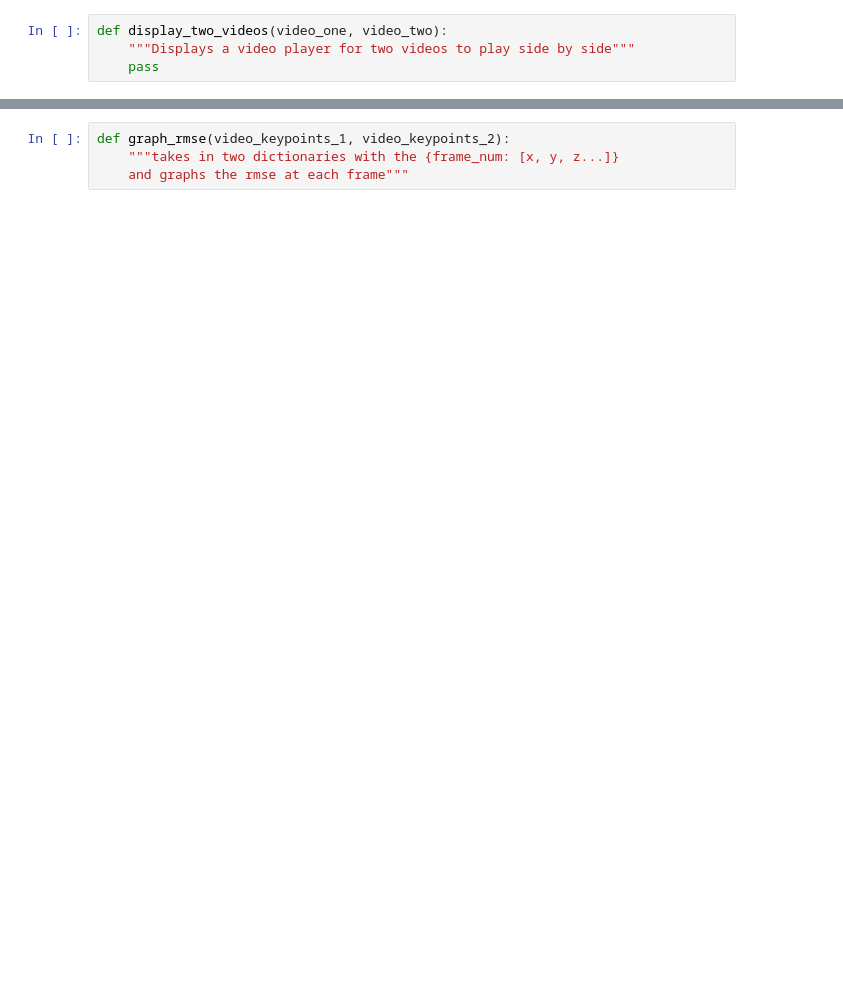
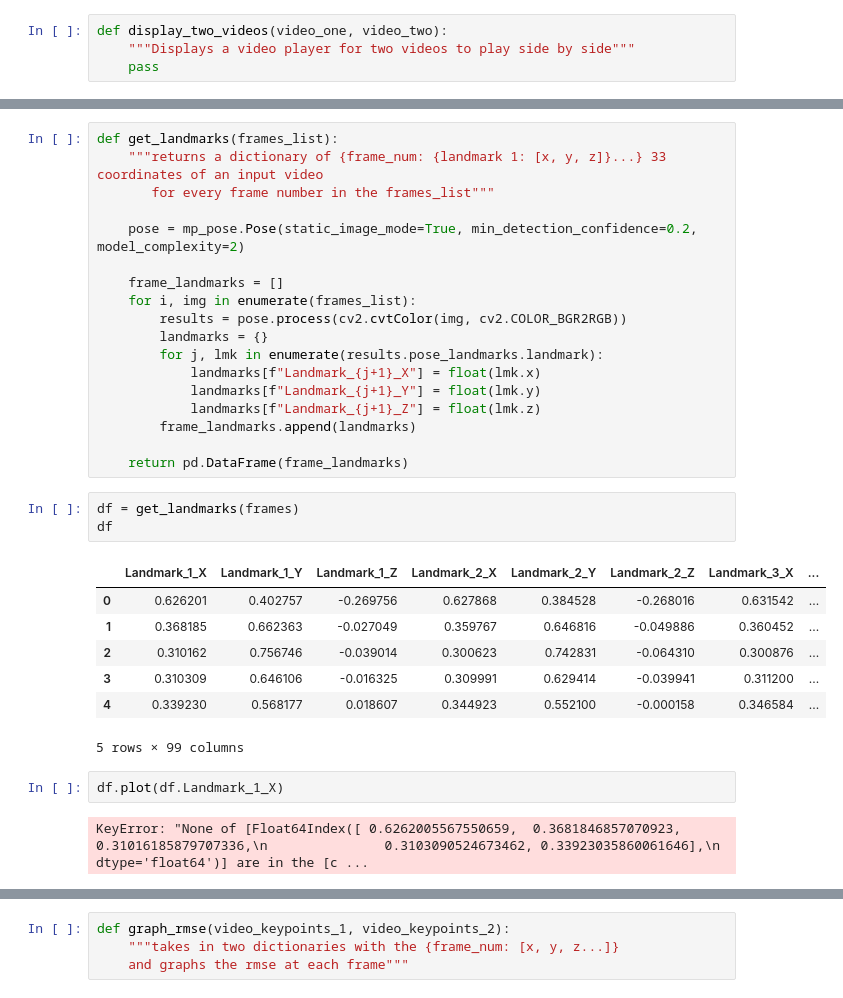
Before and after one commit to LoriSchuan-dev/feature_engineering_project2021, a Jupyter notebook: video_comparison.ipynb, the cells around one changed output, grey strips where cells are left out. Saved outputs shown, nothing was run; the diff lists cells and outputs as text; blank space fills up the shorter version.

```diff
--- a/video_comparison.ipynb
+++ b/video_comparison.ipynb
@@ -23,0 +204,33 @@ def get_landmarks_video(input_video):
+# %%
+def get_landmarks(frames_list):
+    """returns a dictionary of {frame_num: {landmark 1: [x, y, z]}...} 33 coordinates of an input video
+       for every frame number in the frames_list"""
+
+    pose = mp_pose.Pose(static_image_mode=True, min_detection_confidence=0.2, model_complexity=2)
+
+    frame_landmarks = []
+    for i, img in enumerate(frames_list):
+        results = pose.process(cv2.cvtColor(img, cv2.COLOR_BGR2RGB))
+        landmarks = {}
+        for j, lmk in enumerate(results.pose_landmarks.landmark):
+            landmarks[f"Landmark_{j+1}_X"] = float(lmk.x)
+            landmarks[f"Landmark_{j+1}_Y"] = float(lmk.y)
+            landmarks[f"Landmark_{j+1}_Z"] = float(lmk.z)
+        frame_landmarks.append(landmarks)
+
+    return pd.DataFrame(frame_landmarks)
+# %%
+df = get_landmarks(frames)
+df
+# %% [output]
+|  | Landmark_1_X | Landmark_1_Y | Landmark_1_Z | Landmark_2_X | Landmark_2_Y | Landmark_2_Z | Landmark_3_X | ... |
+| 0 | 0.626201 | 0.402757 | -0.269756 | 0.627868 | 0.384528 | -0.268016 | 0.631542 | ... |
+| 1 | 0.368185 | 0.662363 | -0.027049 | 0.359767 | 0.646816 | -0.049886 | 0.360452 | ... |
+| 2 | 0.310162 | 0.756746 | -0.039014 | 0.300623 | 0.742831 | -0.064310 | 0.300876 | ... |
+| 3 | 0.310309 | 0.646106 | -0.016325 | 0.309991 | 0.629414 | -0.039941 | 0.311200 | ... |
+| 4 | 0.339230 | 0.568177 | 0.018607 | 0.344923 | 0.552100 | -0.000158 | 0.346584 | ... |
+5 rows × 99 columns
+# %%
+df.plot(df.Landmark_1_X)
+# %% [output]
+KeyError: "None of [Float64Index([ 0.6262005567550659,  0.3681846857070923, 0.31016185879707336,\n               0.3103090524673462, 0.33923035860061646],\n             dtype='float64')] are in the [c ...
```
Also changed, not shown: parts of 18 cells of this notebook.
